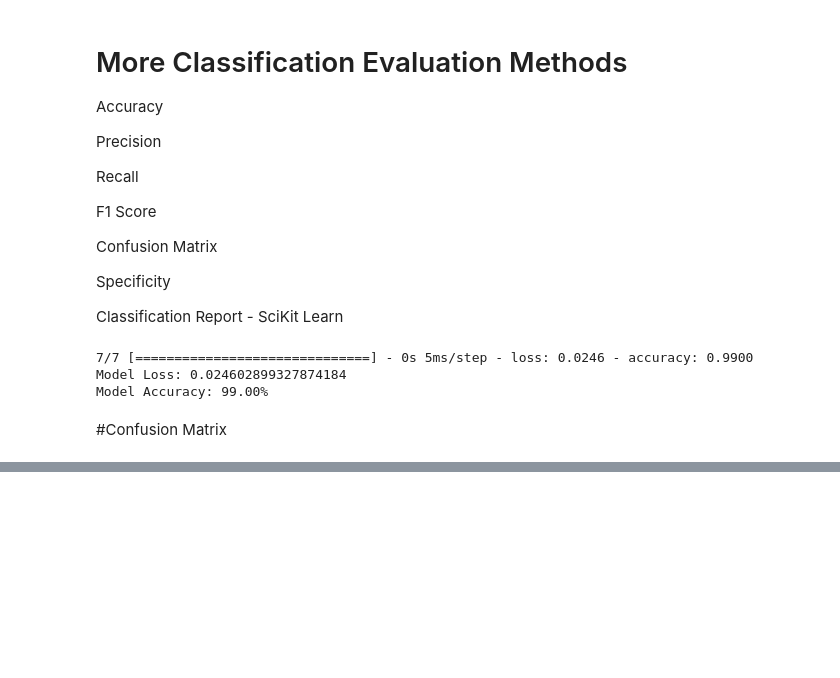
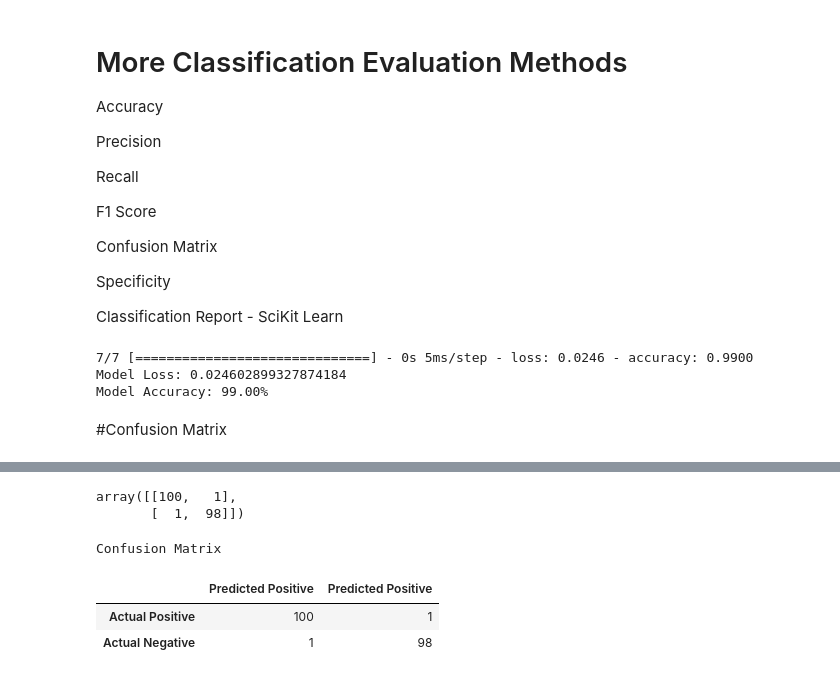
Before and after one commit to SecureGitWire/GoogleCollabeTensorflowDev, a Jupyter notebook: NeuralNetworkClassification.ipynb, the cells around one changed output, grey strips where cells are left out. Drawn from its saved outputs; the diff is of its cells as text; code cells hidden in the pictures; blank space fills up the shorter version.

```diff
--- a/NeuralNetworkClassification.ipynb
+++ b/NeuralNetworkClassification.ipynb
@@ -1012,0 +1020,3 @@ Model Accuracy: 99.00%
+# %%
+# Make Predictions
+y_pred = model_10.predict(x_test)
@@ -1012,0 +1084,6 @@ Model Accuracy: 99.00%
+# %%
+confusion_matrix_dataset= confusion_matrix(y_test, tf.math.round(y_pred))
+confusion_matrix_dataset
+# %% [output]
+array([[100,   1],
+       [  1,  98]])
@@ -1012,0 +1093,11 @@ Model Accuracy: 99.00%
+# %%
+Column_labels = ["Predicted Positive", "Predicted Positive"]
+Row_labels = ["Actual Positive", "Actual Negative" ]
+dataframe = pd.DataFrame(confusion_matrix(y_test, tf.math.round(y_pred)),columns=Column_labels, index=Row_labels )
+dataframe = dataframe.style.set_caption("Confusion Matrix")
+dataframe
+# %% [output]
+Confusion Matrix
+|  | Predicted Positive | Predicted Positive |
+| Actual Positive | 100 | 1 |
+| Actual Negative | 1 | 98 |
```
Also changed, not shown: parts of 13 cells of this notebook.
